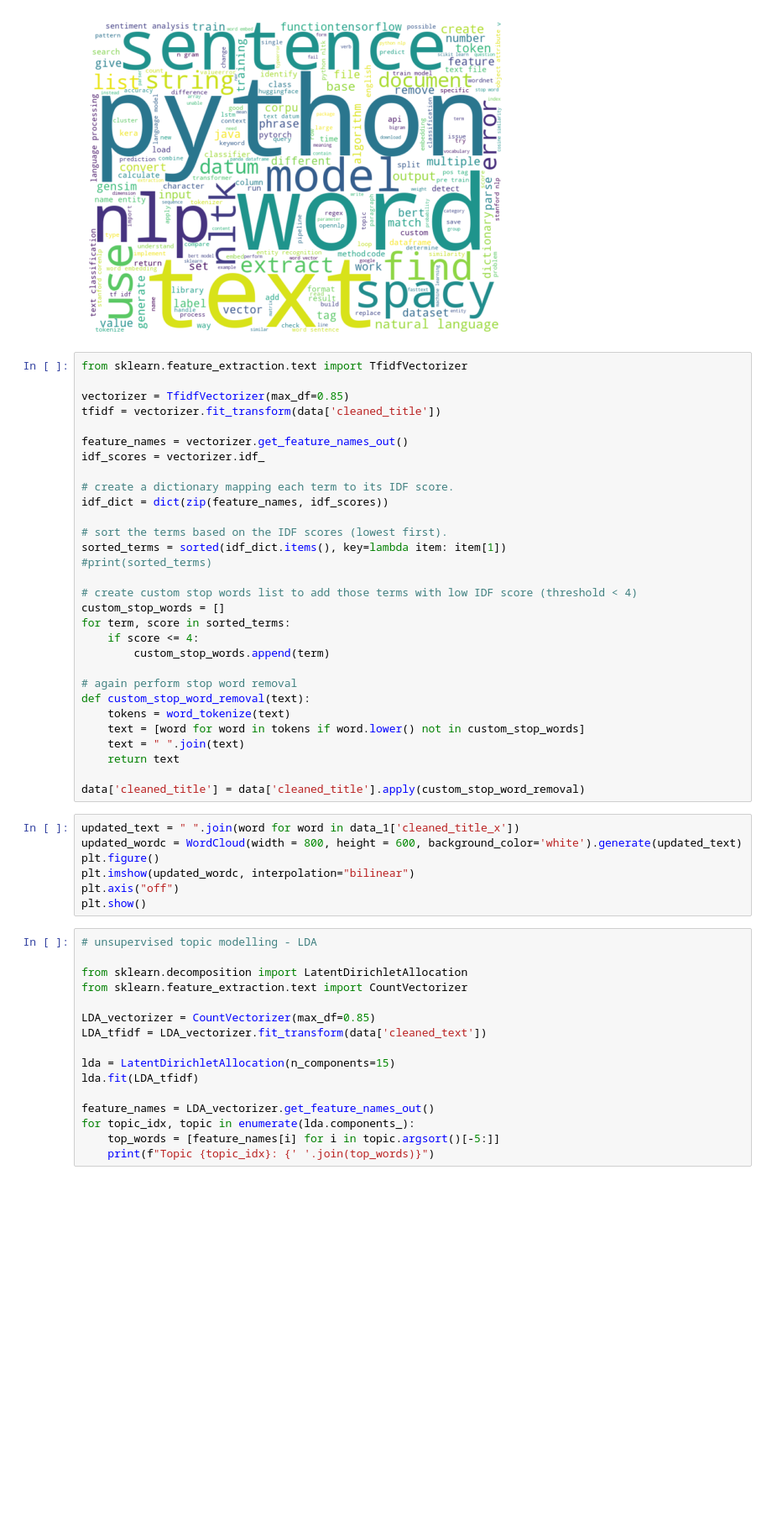
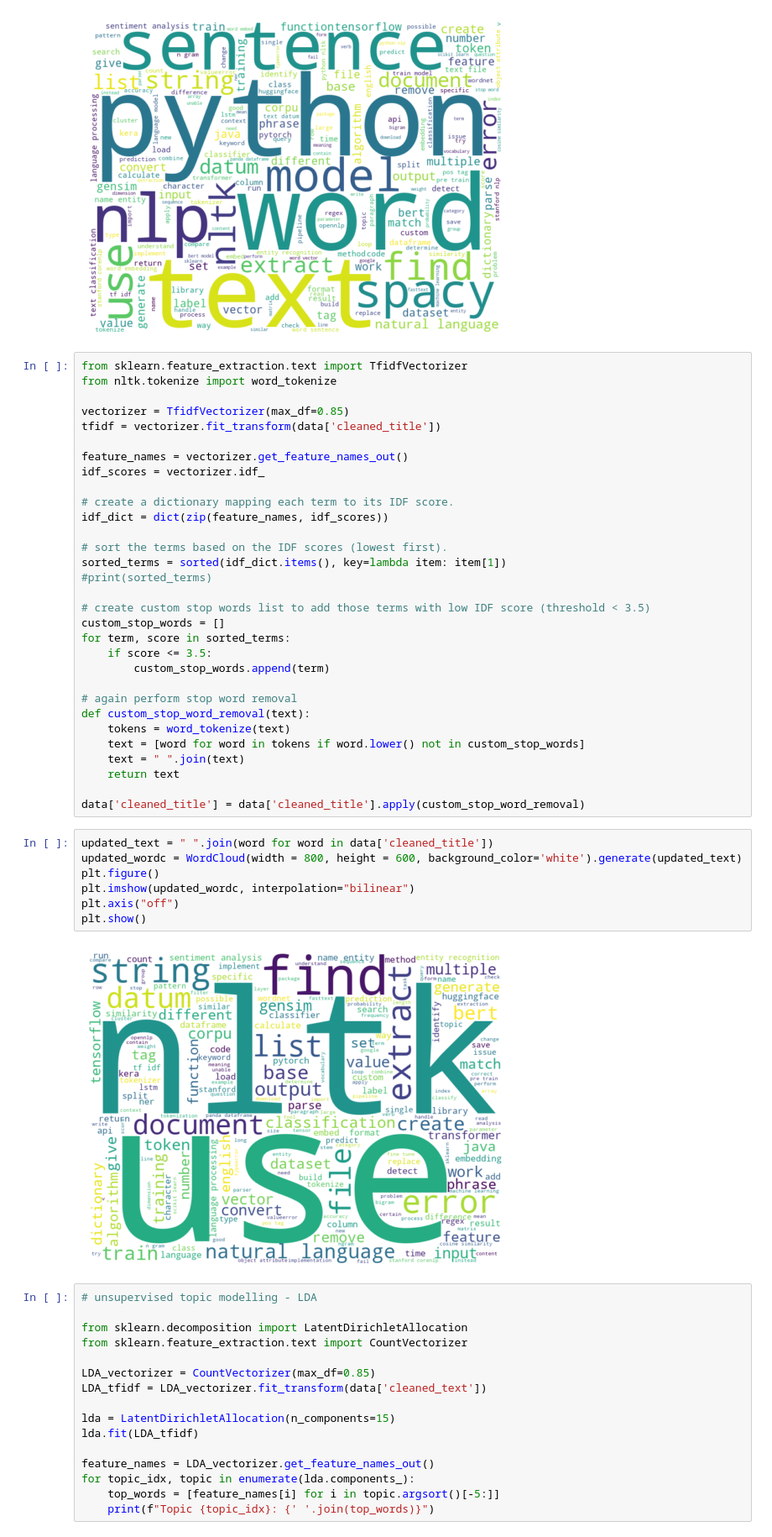
Before and after one commit to GuGu97/NLP_A2_2025, a Jupyter notebook: main.ipynb, the cells around one changed output. Shown: that part at 84% size. Saved outputs shown, nothing was run; the diff lists cells and outputs as text; blank space fills up the shorter version.

```diff
--- a/main.ipynb
+++ b/main.ipynb
@@ -38,6 +38,7 @@ plt.show()
 [figure]
 # %%
 from sklearn.feature_extraction.text import TfidfVectorizer
+from nltk.tokenize import word_tokenize
 
 vectorizer = TfidfVectorizer(max_df=0.85)
 tfidf = vectorizer.fit_transform(data['cleaned_title'])
@@ -52,10 +53,10 @@ idf_dict = dict(zip(feature_names, idf_scores))
 sorted_terms = sorted(idf_dict.items(), key=lambda item: item[1])
 #print(sorted_terms)
 
-# create custom stop words list to add those terms with low IDF score (threshold < 4)
+# create custom stop words list to add those terms with low IDF score (threshold < 3.5)
 custom_stop_words = []
 for term, score in sorted_terms:
-    if score <= 4:
+    if score <= 3.5:
         custom_stop_words.append(term)
 
 # again perform stop word removal
@@ -67,12 +68,14 @@ def custom_stop_word_removal(text):
 
 data['cleaned_title'] = data['cleaned_title'].apply(custom_stop_word_removal)
 # %%
-updated_text = " ".join(word for word in data_1['cleaned_title_x'])
+updated_text = " ".join(word for word in data['cleaned_title'])
 updated_wordc = WordCloud(width = 800, height = 600, background_color='white').generate(updated_text)
 plt.figure()
 plt.imshow(updated_wordc, interpolation="bilinear")
 plt.axis("off")
 plt.show()
+# %% [output]
+[figure, added]
 # %%
 # unsupervised topic modelling - LDA
 
```
Also changed, not shown: parts of 7 cells of this notebook.
